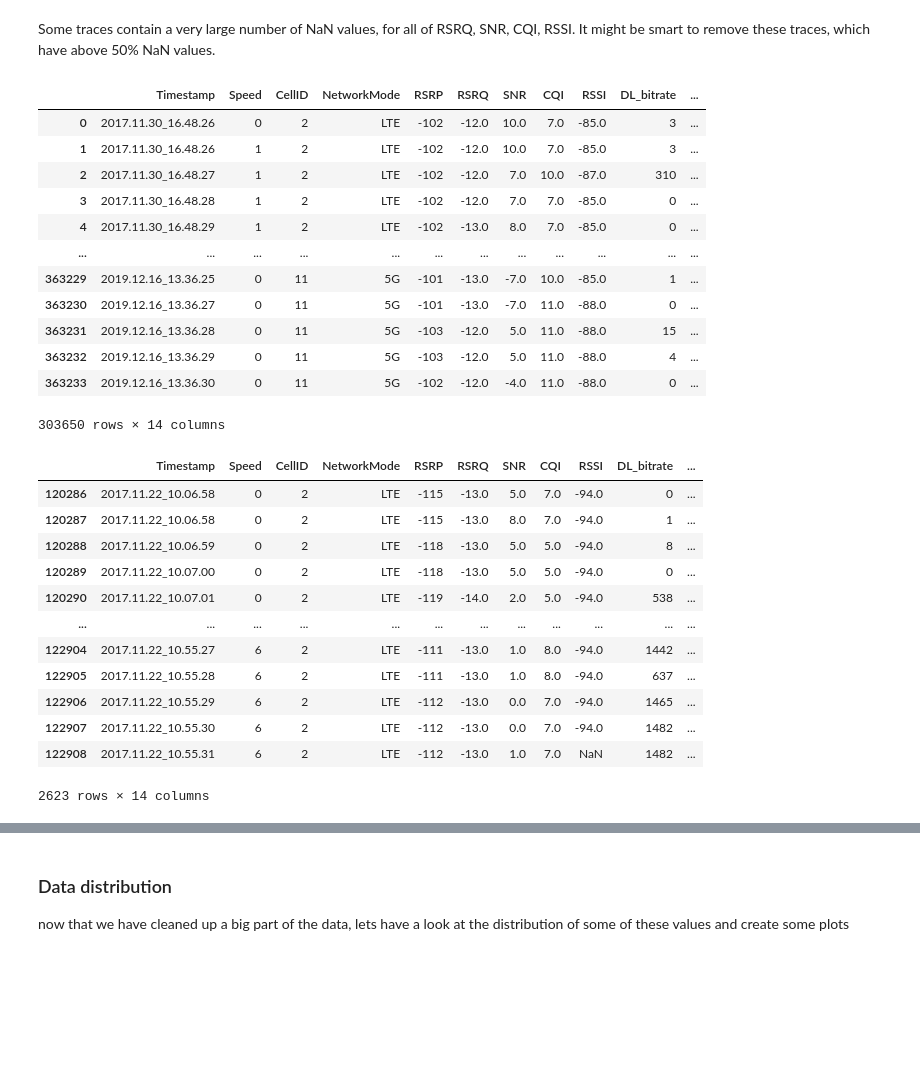
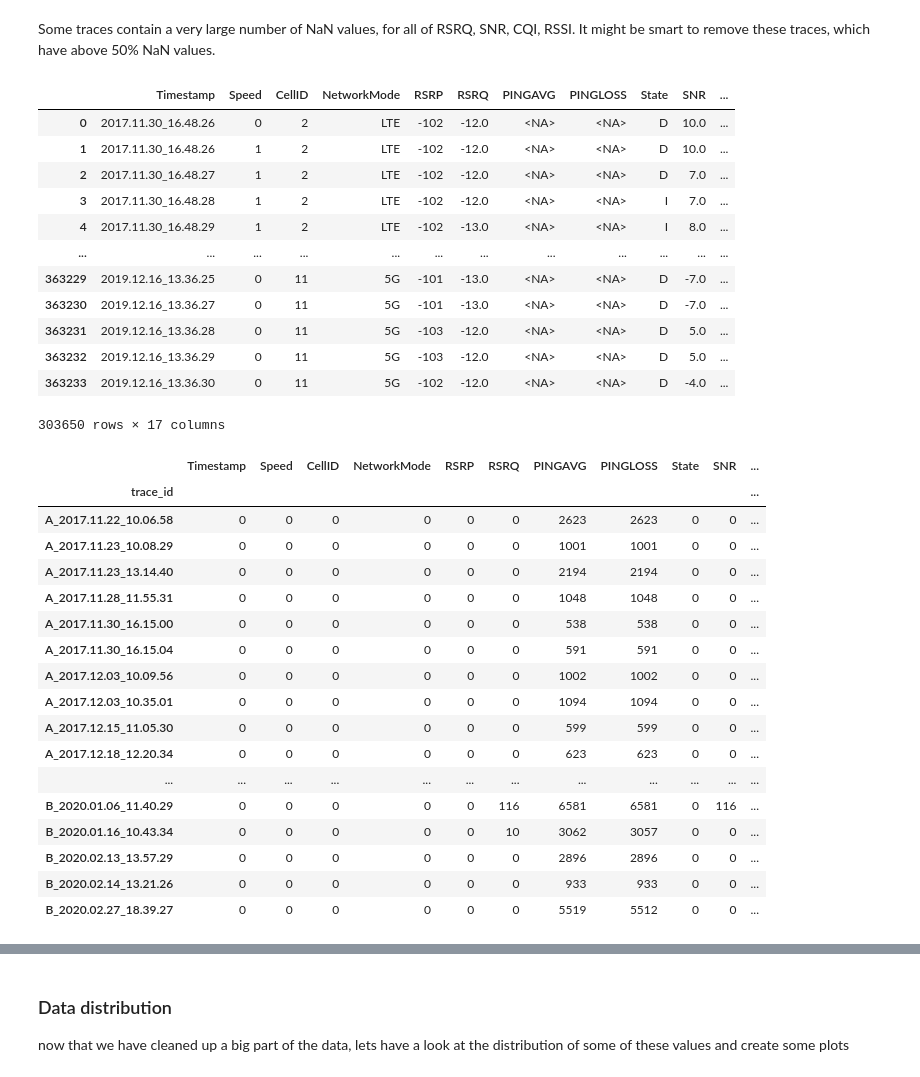
Before and after one commit to mees707/Thesis, a Jupyter notebook: code/EDA/Exploratory Data Analysis.ipynb, the cells around one changed output, grey strips where cells are left out. Saved outputs shown, nothing was run; the diff lists cells and outputs as text; code cells hidden in the pictures; blank space fills up the shorter version.

Commit message:
reworked data selection procedure

```diff
--- a/code/EDA/Exploratory Data Analysis.ipynb
+++ b/code/EDA/Exploratory Data Analysis.ipynb
@@ -96,9 +96,9 @@ def combine_files_in_directory(directory):
             # Add a column to identify the type of data (based on the directory name)
             path_components = directory.split('\\')
             if len(path_components) > 3:
-                df['data_type'] = path_components[2]
-                df['transportation_type'] = path_components[3]
-            df['trace_id'] = os.path.splitext(filename)[0]
+                df['download_type'] = path_components[2]
+                df['trace_mobility'] = path_components[3]
+            df['TraceID'] = os.path.splitext(filename)[0]
             dfs.append(df)
 
         # Check if the item is a directory
@@ -146,7 +186,7 @@ def preprocess_transportation_type(value):
 # %%
 #Select only relevant columns
 #RSRP, RSRQ, SNR, CQI, RSSI are all key performance metrics (KPI)
-combined_df = combined_df[['Timestamp', 'Speed', 'CellID', 'NetworkMode', 'RSRP', 'RSRQ',
+combined_df = combined_df[['Timestamp', 'Speed', 'CellID', 'NetworkMode', 'RSRP', 'RSRQ',  'PINGAVG', 'PINGLOSS', 'State',
                'SNR', 'CQI', 'RSSI', 'DL_bitrate', 'State', 'data_type', 'transportation_type', 'trace_id']]
 
 # force NaN values for empty entries
@@ -159,5 +199,6 @@ combined_df = combined_df.convert_dtypes()
 combined_df['NetworkMode'] = combined_df['NetworkMode'].astype("string")
 combined_df[['RSRP', 'RSRQ', 'SNR', 'CQI', 'RSSI', 'DL_bitrate']] = combined_df[['RSRP', 'RSRQ', 'SNR', 'CQI', 'RSSI', 'DL_bitrate']].apply(pd.to_numeric)
 
+
 combined_df
 # %% [output]
@@ -176,0 +218,6 @@ combined_df
+# %%
+combined_df.loc[:,['PINGAVG', 'PINGLOSS']] = combined_df[['PINGAVG', 'PINGLOSS']].interpolate('nearest', limit=50, limit_direction="forward")
+#integer values have to use exiting values instead of estimating
+combined_df[['DL_bitrate']] = combined_df[['DL_bitrate']].interpolate('pad', limit=10, limit_direction="forward")
+
+combined_df
@@ -207,34 +256,45 @@ trace_ids_to_remove = nan_percentage[nan_percentage.mean(axis=1) > 0.5].index
 cleaned_df = combined_df[~combined_df['trace_id'].isin(trace_ids_to_remove)]
 cleaned_df
 # %% [output]
-|  | Timestamp | Speed | CellID | NetworkMode | RSRP | RSRQ | SNR | CQI | RSSI | DL_bitrate | ... |
-| 0 | 2017.11.30_16.48.26 | 0 | 2 | LTE | -102 | -12.0 | 10.0 | 7.0 | -85.0 | 3 | ... |
-| 1 | 2017.11.30_16.48.26 | 1 | 2 | LTE | -102 | -12.0 | 10.0 | 7.0 | -85.0 | 3 | ... |
-| 2 | 2017.11.30_16.48.27 | 1 | 2 | LTE | -102 | -12.0 | 7.0 | 10.0 | -87.0 | 310 | ... |
-| 3 | 2017.11.30_16.48.28 | 1 | 2 | LTE | -102 | -12.0 | 7.0 | 7.0 | -85.0 | 0 | ... |
-| 4 | 2017.11.30_16.48.29 | 1 | 2 | LTE | -102 | -13.0 | 8.0 | 7.0 | -85.0 | 0 | ... |
+|  | Timestamp | Speed | CellID | NetworkMode | RSRP | RSRQ | PINGAVG | PINGLOSS | State | SNR | ... |
+| 0 | 2017.11.30_16.48.26 | 0 | 2 | LTE | -102 | -12.0 | <NA> | <NA> | D | 10.0 | ... |
+| 1 | 2017.11.30_16.48.26 | 1 | 2 | LTE | -102 | -12.0 | <NA> | <NA> | D | 10.0 | ... |
+| 2 | 2017.11.30_16.48.27 | 1 | 2 | LTE | -102 | -12.0 | <NA> | <NA> | D | 7.0 | ... |
+| 3 | 2017.11.30_16.48.28 | 1 | 2 | LTE | -102 | -12.0 | <NA> | <NA> | I | 7.0 | ... |
+| 4 | 2017.11.30_16.48.29 | 1 | 2 | LTE | -102 | -13.0 | <NA> | <NA> | I | 8.0 | ... |
 | ... | ... | ... | ... | ... | ... | ... | ... | ... | ... | ... | ... |
-| 363229 | 2019.12.16_13.36.25 | 0 | 11 | 5G | -101 | -13.0 | -7.0 | 10.0 | -85.0 | 1 | ... |
-| 363230 | 2019.12.16_13.36.27 | 0 | 11 | 5G | -101 | -13.0 | -7.0 | 11.0 | -88.0 | 0 | ... |
-| 363231 | 2019.12.16_13.36.28 | 0 | 11 | 5G | -103 | -12.0 | 5.0 | 11.0 | -88.0 | 15 | ... |
-| 363232 | 2019.12.16_13.36.29 | 0 | 11 | 5G | -103 | -12.0 | 5.0 | 11.0 | -88.0 | 4 | ... |
-| 363233 | 2019.12.16_13.36.30 | 0 | 11 | 5G | -102 | -12.0 | -4.0 | 11.0 | -88.0 | 0 | ... |
+| 363229 | 2019.12.16_13.36.25 | 0 | 11 | 5G | -101 | -13.0 | <NA> | <NA> | D | -7.0 | ... |
+| 363230 | 2019.12.16_13.36.27 | 0 | 11 | 5G | -101 | -13.0 | <NA> | <NA> | D | -7.0 | ... |
+| 363231 | 2019.12.16_13.36.28 | 0 | 11 | 5G | -103 | -12.0 | <NA> | <NA> | D | 5.0 | ... |
+| 363232 | 2019.12.16_13.36.29 | 0 | 11 | 5G | -103 | -12.0 | <NA> | <NA> | D | 5.0 | ... |
+| 363233 | 2019.12.16_13.36.30 | 0 | 11 | 5G | -102 | -12.0 | <NA> | <NA> | D | -4.0 | ... |
-303650 rows × 14 columns
+303650 rows × 17 columns
 # %%
 static_df = cleaned_df[cleaned_df['transportation_type']=='static']
 # %%
-static_df[static_df['trace_id']=='A_2017.11.22_10.06.58']
+grouped = static_df.groupby('trace_id')
+
+nan_count_per_trace = grouped.apply(lambda x: x.isna().sum())
+total_length_per_trace = grouped.size().rename('total_length')
+
+result = pd.concat([nan_count_per_trace, total_length_per_trace], axis=1)
+result
 # %% [output]
-|  | Timestamp | Speed | CellID | NetworkMode | RSRP | RSRQ | SNR | CQI | RSSI | DL_bitrate | ... |
-| 120286 | 2017.11.22_10.06.58 | 0 | 2 | LTE | -115 | -13.0 | 5.0 | 7.0 | -94.0 | 0 | ... |
-| 120287 | 2017.11.22_10.06.58 | 0 | 2 | LTE | -115 | -13.0 | 8.0 | 7.0 | -94.0 | 1 | ... |
-| 120288 | 2017.11.22_10.06.59 | 0 | 2 | LTE | -118 | -13.0 | 5.0 | 5.0 | -94.0 | 8 | ... |
-| 120289 | 2017.11.22_10.07.00 | 0 | 2 | LTE | -118 | -13.0 | 5.0 | 5.0 | -94.0 | 0 | ... |
-| 120290 | 2017.11.22_10.07.01 | 0 | 2 | LTE | -119 | -14.0 | 2.0 | 5.0 | -94.0 | 538 | ... |
+|  | Timestamp | Speed | CellID | NetworkMode | RSRP | RSRQ | PINGAVG | PINGLOSS | State | SNR | ... |
+| trace_id |  |  |  |  |  |  |  |  |  |  | ... |
+| A_2017.11.22_10.06.58 | 0 | 0 | 0 | 0 | 0 | 0 | 2623 | 2623 | 0 | 0 | ... |
+| A_2017.11.23_10.08.29 | 0 | 0 | 0 | 0 | 0 | 0 | 1001 | 1001 | 0 | 0 | ... |
+| A_2017.11.23_13.14.40 | 0 | 0 | 0 | 0 | 0 | 0 | 2194 | 2194 | 0 | 0 | ... |
+| A_2017.11.28_11.55.31 | 0 | 0 | 0 | 0 | 0 | 0 | 1048 | 1048 | 0 | 0 | ... |
+| A_2017.11.30_16.15.00 | 0 | 0 | 0 | 0 | 0 | 0 | 538 | 538 | 0 | 0 | ... |
+| A_2017.11.30_16.15.04 | 0 | 0 | 0 | 0 | 0 | 0 | 591 | 591 | 0 | 0 | ... |
+| A_2017.12.03_10.09.56 | 0 | 0 | 0 | 0 | 0 | 0 | 1002 | 1002 | 0 | 0 | ... |
+| A_2017.12.03_10.35.01 | 0 | 0 | 0 | 0 | 0 | 0 | 1094 | 1094 | 0 | 0 | ... |
+| A_2017.12.15_11.05.30 | 0 | 0 | 0 | 0 | 0 | 0 | 599 | 599 | 0 | 0 | ... |
+| A_2017.12.18_12.20.34 | 0 | 0 | 0 | 0 | 0 | 0 | 623 | 623 | 0 | 0 | ... |
 | ... | ... | ... | ... | ... | ... | ... | ... | ... | ... | ... | ... |
-| 122904 | 2017.11.22_10.55.27 | 6 | 2 | LTE | -111 | -13.0 | 1.0 | 8.0 | -94.0 | 1442 | ... |
-| 122905 | 2017.11.22_10.55.28 | 6 | 2 | LTE | -111 | -13.0 | 1.0 | 8.0 | -94.0 | 637 | ... |
-| 122906 | 2017.11.22_10.55.29 | 6 | 2 | LTE | -112 | -13.0 | 0.0 | 7.0 | -94.0 | 1465 | ... |
-| 122907 | 2017.11.22_10.55.30 | 6 | 2 | LTE | -112 | -13.0 | 0.0 | 7.0 | -94.0 | 1482 | ... |
-| 122908 | 2017.11.22_10.55.31 | 6 | 2 | LTE | -112 | -13.0 | 1.0 | 7.0 | NaN | 1482 | ... |
+| B_2020.01.06_11.40.29 | 0 | 0 | 0 | 0 | 0 | 116 | 6581 | 6581 | 0 | 116 | ... |
+| B_2020.01.16_10.43.34 | 0 | 0 | 0 | 0 | 0 | 10 | 3062 | 3057 | 0 | 0 | ... |
+| B_2020.02.13_13.57.29 | 0 | 0 | 0 | 0 | 0 | 0 | 2896 | 2896 | 0 | 0 | ... |
+| B_2020.02.14_13.21.26 | 0 | 0 | 0 | 0 | 0 | 0 | 933 | 933 | 0 | 0 | ... |
+| B_2020.02.27_18.39.27 | 0 | 0 | 0 | 0 | 0 | 0 | 5519 | 5512 | 0 | 0 | ... |
-2623 rows × 14 columns
```
Also changed, not shown: parts of 9 cells of this notebook, 20 other files.
